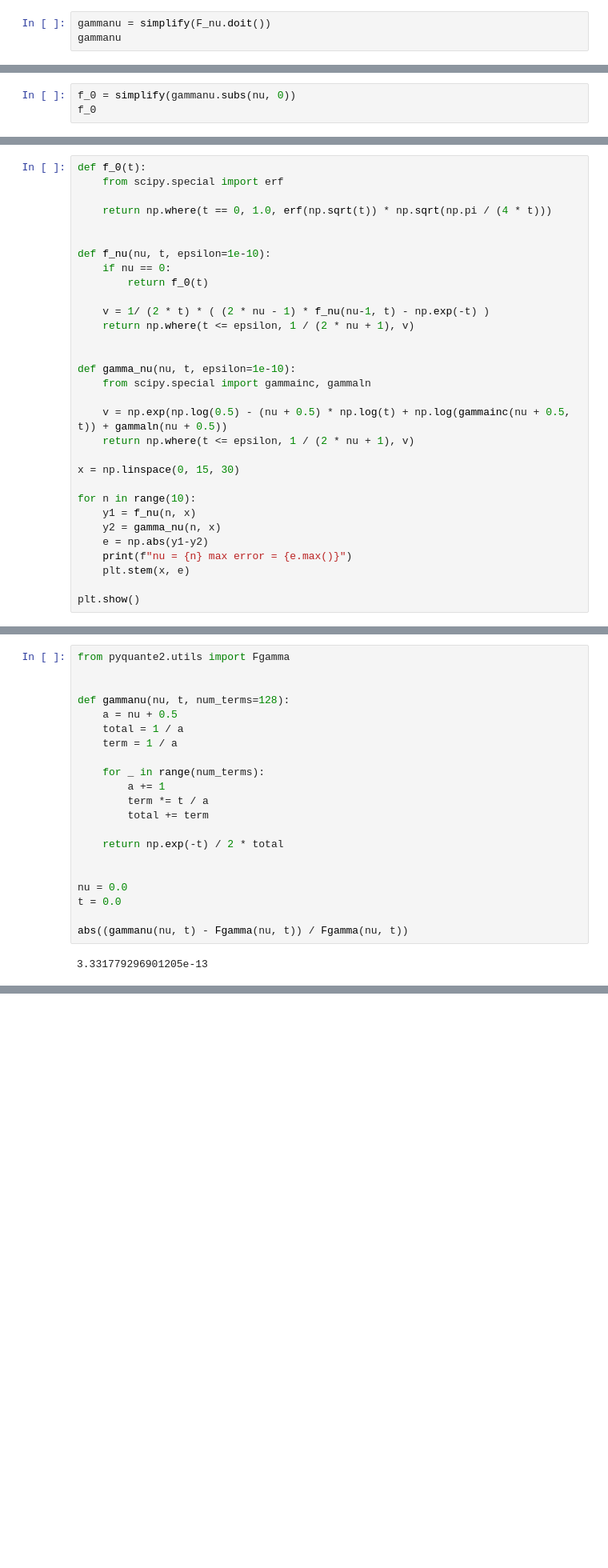
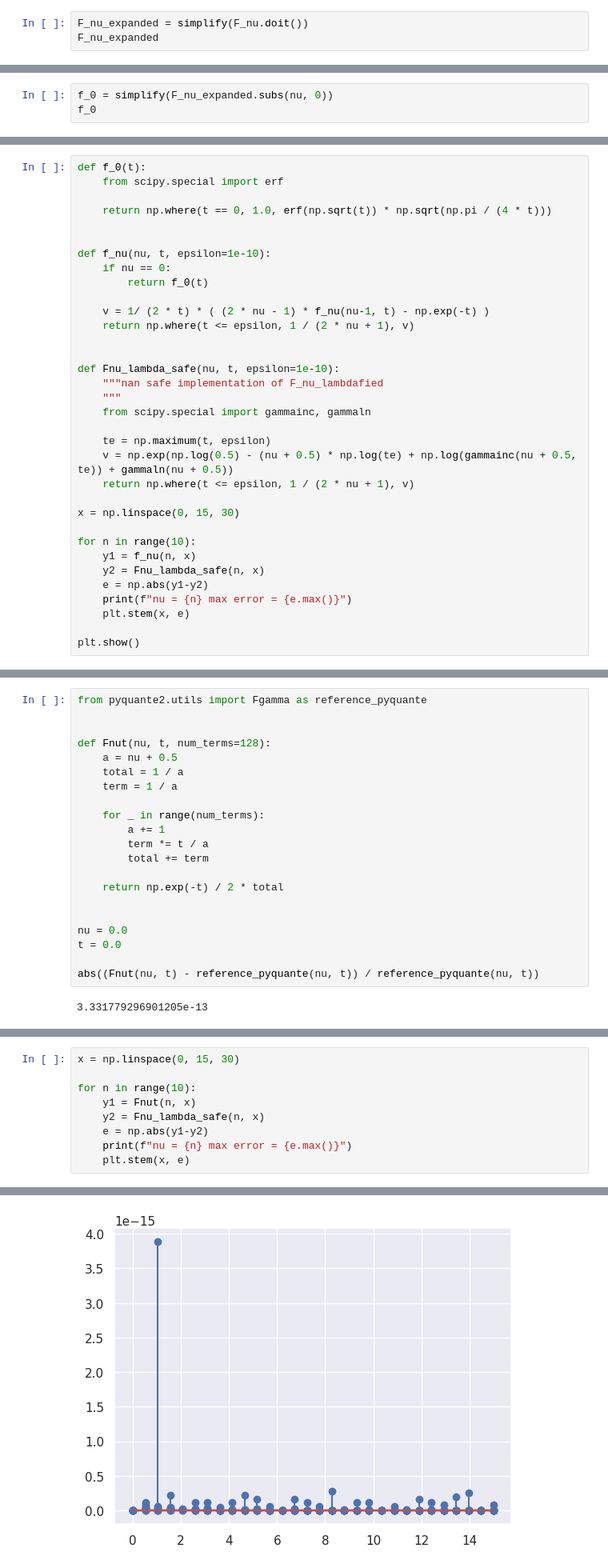
Before and after one commit to graphcore-research/pyscf-ipu, a Jupyter notebook: notebooks/gammanu.ipynb, the cells around one changed output, grey strips where cells are left out. Shown at 80% size. Cells and saved outputs as stored; diff of their text form; blank space fills up the shorter version.

```diff
--- a/notebooks/gammanu.ipynb
+++ b/notebooks/gammanu.ipynb
@@ -34,7 +34,7 @@ $\displaystyle \int\limits_{0}^{1} u^{2 \nu} e^{- t u^{2}}\, du$
 # %% [markdown]
 Evaluating the integral results in an expression involving the [lower incomplete Gamma function](https://mathworld.wolfram.com/IncompleteGammaFunction.html)
 # %%
-gammanu = simplify(F_nu.doit())
-gammanu
+F_nu_expanded = simplify(F_nu.doit())
+F_nu_expanded
 # %% [output]
 $\displaystyle \frac{t^{- \nu - \frac{1}{2}} \gamma\left(\nu + \frac{1}{2}, t\right)}{2}$
@@ -81,7 +83,7 @@ $\displaystyle \frac{\left(- 16 t^{\frac{7}{2}} - 56 t^{\frac{5}{2}} - 140 t^{\f
 # %% [markdown]
 This has a whiff of a recurrence but unfortunately SymPy doesn't seem to find it.  Lets see if we can spot the pattern:
 # %%
-f_0 = simplify(gammanu.subs(nu, 0))
+f_0 = simplify(F_nu_expanded.subs(nu, 0))
 f_0
 # %% [output]
 $\displaystyle \frac{\sqrt{\pi} \operatorname{erf}{\left(\sqrt{t} \right)}}{2 \sqrt{t}}$
@@ -132,17 +134,20 @@ def f_nu(nu, t, epsilon=1e-10):
     return np.where(t <= epsilon, 1 / (2 * nu + 1), v)
 
 
-def gamma_nu(nu, t, epsilon=1e-10):
+def Fnu_lambda_safe(nu, t, epsilon=1e-10):
+    """nan safe implementation of F_nu_lambdafied
+    """
     from scipy.special import gammainc, gammaln
 
-    v = np.exp(np.log(0.5) - (nu + 0.5) * np.log(t) + np.log(gammainc(nu + 0.5, t)) + gammaln(nu + 0.5))
+    te = np.maximum(t, epsilon)
+    v = np.exp(np.log(0.5) - (nu + 0.5) * np.log(te) + np.log(gammainc(nu + 0.5, te)) + gammaln(nu + 0.5))
     return np.where(t <= epsilon, 1 / (2 * nu + 1), v)
 
 x = np.linspace(0, 15, 30)
 
 for n in range(10):
     y1 = f_nu(n, x)
-    y2 = gamma_nu(n, x)
+    y2 = Fnu_lambda_safe(n, x)
     e = np.abs(y1-y2)
     print(f"nu = {n} max error = {e.max()}")
     plt.stem(x, e)
@@ -482,8 +492,8 @@ In practice the number of terms needed to converge should be expected to be simi
 # %%
-from pyquante2.utils import Fgamma
+from pyquante2.utils import Fgamma as reference_pyquante
 
 
-def gammanu(nu, t, num_terms=128):
+def Fnut(nu, t, num_terms=128):
     a = nu + 0.5
     total = 1 / a
     term = 1 / a
@@ -499,6 +509,6 @@ def gammanu(nu, t, num_terms=128):
 nu = 0.0
 t = 0.0
 
-abs((gammanu(nu, t) - Fgamma(nu, t)) / Fgamma(nu, t))
+abs((Fnut(nu, t) - reference_pyquante(nu, t)) / reference_pyquante(nu, t))
 # %% [output]
 3.331779296901205e-13
@@ -530,0 +521,10 @@ DeviceArray(2.4170015e-07, dtype=float32)
+# %%
+x = np.linspace(0, 15, 30)
+
+for n in range(10):
+    y1 = Fnut(n, x)
+    y2 = Fnu_lambda_safe(n, x)
+    e = np.abs(y1-y2)
+    print(f"nu = {n} max error = {e.max()}")
+    plt.stem(x, e)
+# %% [output]
@@ -530,0 +541 @@ DeviceArray(2.4170015e-07, dtype=float32)
+[figure, added]
```
Also changed, not shown: parts of 12 cells of this notebook.
